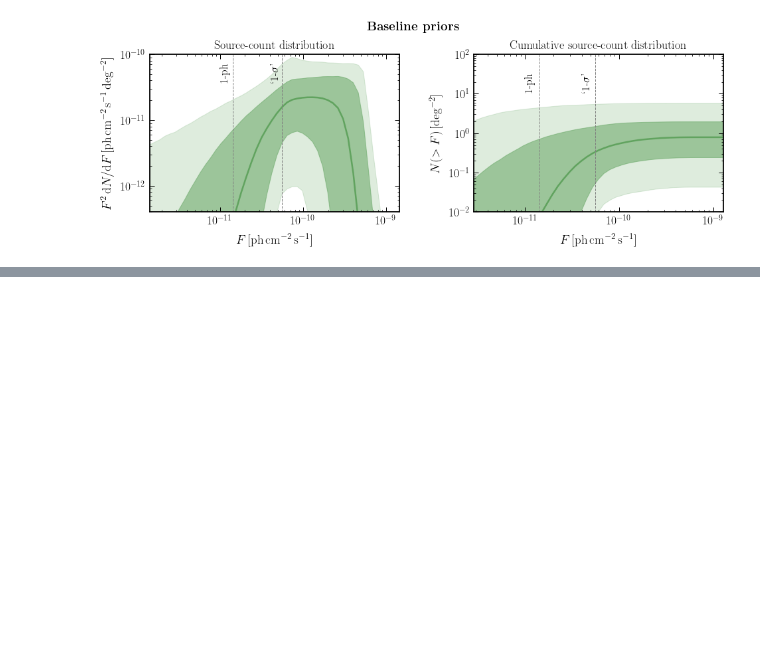
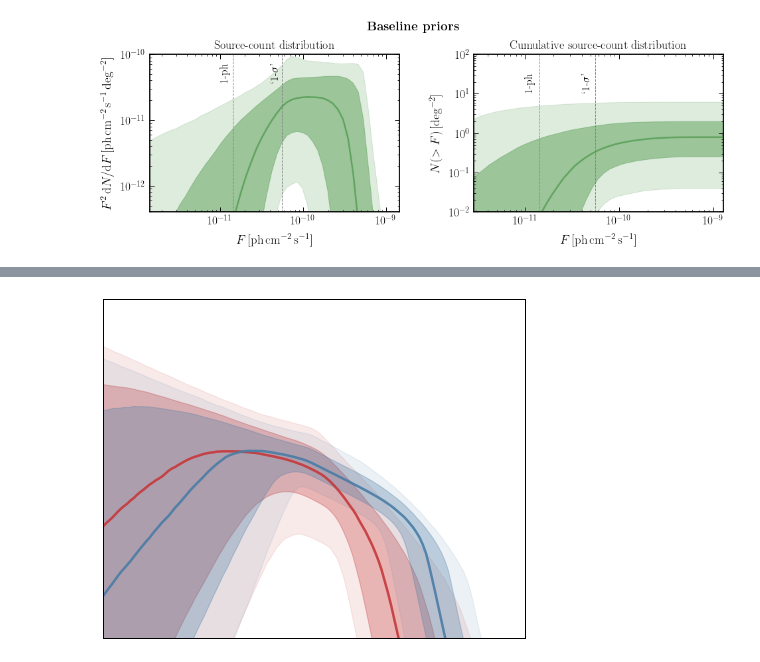
Before and after one commit to smsharma/fermi-gce-flows, a Jupyter notebook: notebooks/06_pp_check.ipynb, the cells around one changed output, grey strips where cells are left out. Saved outputs shown, nothing was run; the diff lists cells and outputs as text; code cells hidden in the pictures; blank space fills up the shorter version.

```diff
--- a/notebooks/06_pp_check.ipynb
+++ b/notebooks/06_pp_check.ipynb
@@ -164,0 +177,50 @@ plt.savefig("../paper/plots/pp_check_alt.pdf")
+# %%
+import matplotlib as mpl
+
+mpl.rcParams['axes.linewidth'] = 1
+
+
+prior_ps_new = [[0.1, 10.0, 1.2, -2.0, 5.0, 0.1],
+            [0.3, 20.0, 1.8, 1.99, 10.0, 4.99]]
+
+samples_new = np.load("../data/post_fid.npy")[:, 6:12]  # np.random.uniform(prior_ps_new[0], prior_ps_new[1], size=(10000, len(prior_ps_new[0])))
+
+fig, ax = plt.subplots()
+
+s_ary = np.logspace(-1, 2, 200)
+
+dnds_samples = np.array([dnds_conv(s_ary, samples_new[i, :], temp_gce, roi_mask_norm, roi_normalize) for i in range(len(samples))]) * (s_f_conv / pixarea_deg)
+
+ax.plot(s_ary / s_f_conv, np.median(dnds_samples, axis=0), color=cols_default[0])
+ax.fill_between(s_ary / s_f_conv, np.percentile(dnds_samples, axis=0, q=[2.5])[0], np.percentile(dnds_samples, axis=0, q=[97.5])[0], alpha=0.1, color=cols_default[0])
+ax.fill_between(s_ary / s_f_conv, np.percentile(dnds_samples, axis=0, q=[16])[0], np.percentile(dnds_samples, axis=0, q=[84])[0], alpha=0.3, color=cols_default[0])
+
+prior_ps_new = [[0.1, 10.0, 1.7, -10.0, 8.0, 0.1],
+            [0.3, 20.0, 1.9, 1.99, 20.0, 7.99]]
+
+samples_new = np.load("../data/post_fid.npy")[:, 12:]  # np.random.uniform(prior_ps_new[0], prior_ps_new[1], size=(10000, len(prior_ps_new[0])))
+
+dnds_samples = np.array([dnds_conv(s_ary, samples_new[i, :], temp_gce, roi_mask_norm, roi_normalize) for i in range(len(samples))]) * (s_f_conv / pixarea_deg)
+
+ax.plot(s_ary / s_f_conv, np.median(dnds_samples, axis=0), color=cols_default[1])
+ax.fill_between(s_ary / s_f_conv, np.percentile(dnds_samples, axis=0, q=[2.5])[0], np.percentile(dnds_samples, axis=0, q=[97.5])[0], alpha=0.1, color=cols_default[1])
+ax.fill_between(s_ary / s_f_conv, np.percentile(dnds_samples, axis=0, q=[16])[0], np.percentile(dnds_samples, axis=0, q=[84])[0], alpha=0.3, color=cols_default[1])
+
+ax.tick_params(axis='both',          # changes apply to the x-axis
+    which='both',      # both major and minor ticks are affected
+    bottom=False,      # ticks along the bottom edge are off
+    top=False,         # ticks along the top edge are off
+    right=False, left=False,
+    labelright=False, labelleft=False,
+    labelbottom=False,
+    labeltop=False)
+
+ax.set_xscale("log")
+ax.set_yscale("log")
+ax.set_xlim(5e-1 / s_f_conv, 5e1 / s_f_conv)
+ax.set_ylim(1e7, 1e12);
+
+plt.tight_layout()
+plt.savefig("../paper/figure/scd.pdf")
+# %% [output]
+[figure, added]
```
Also changed, not shown: parts of 4 cells of this notebook, 26 other files.
